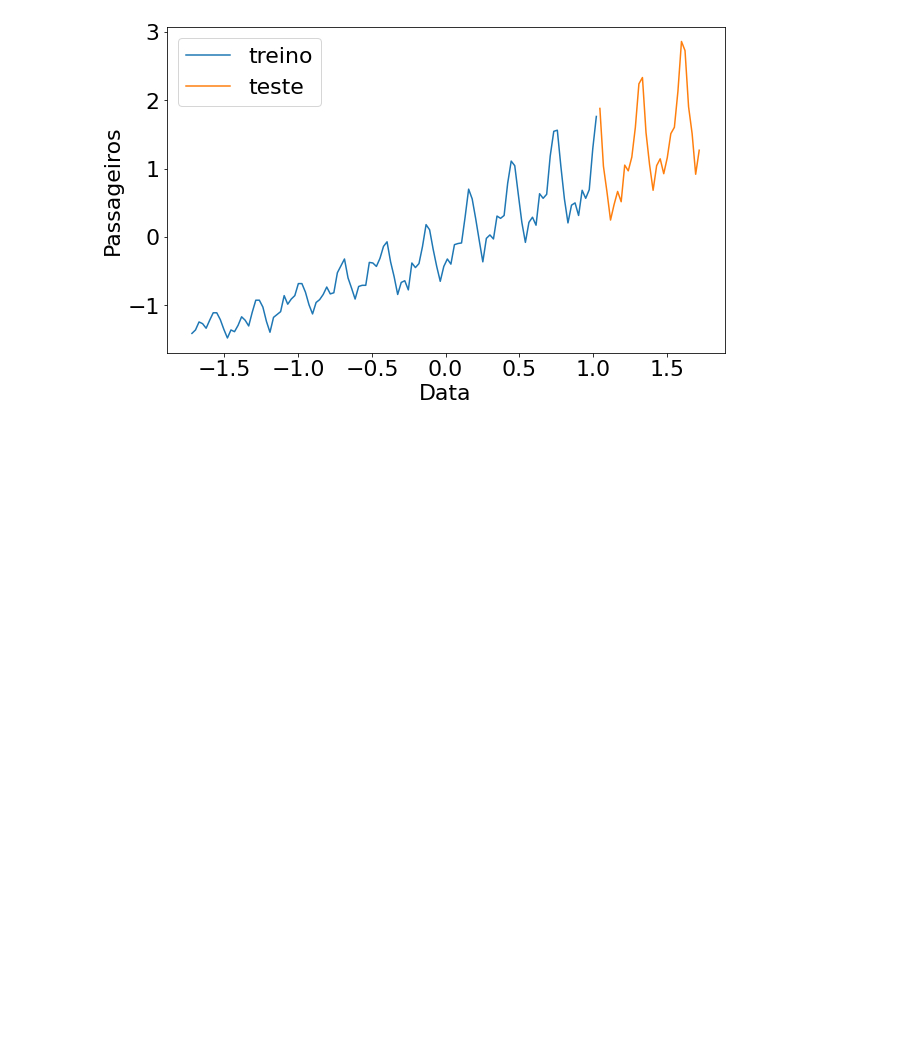
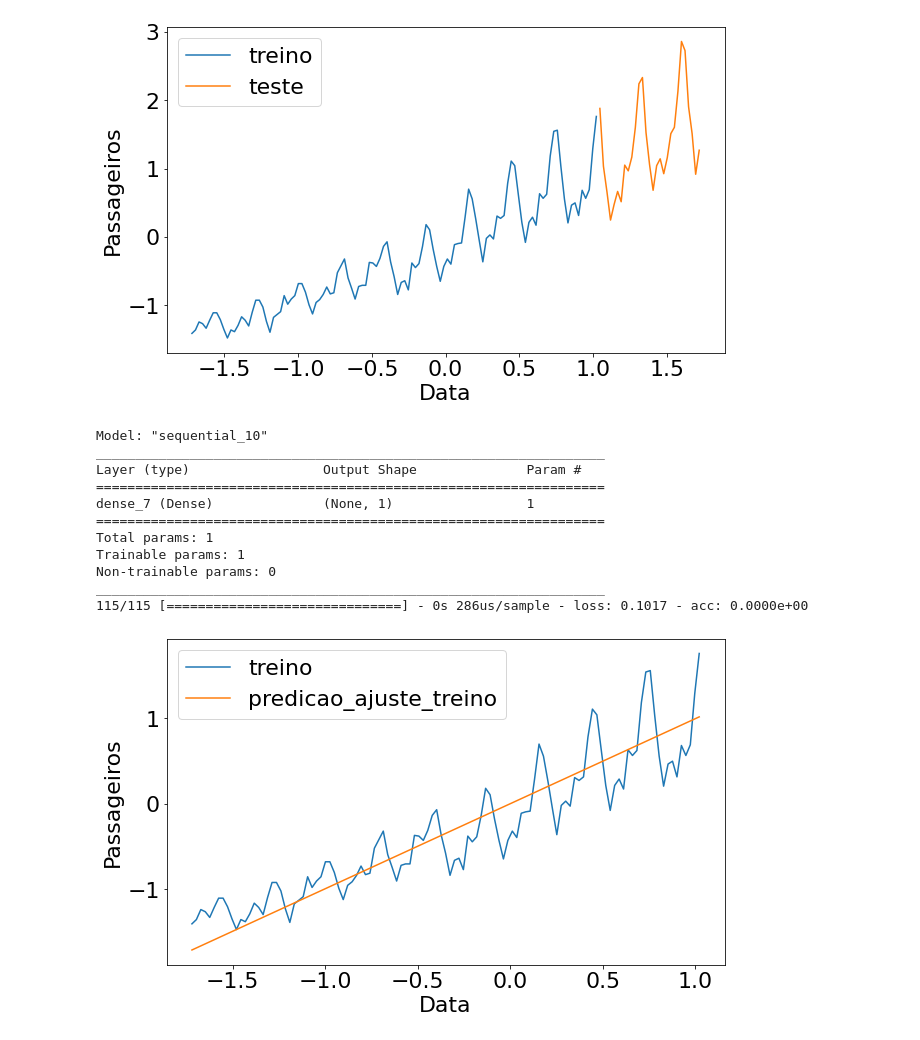
Before and after one commit to edabruzzo/machine_learning_alura, a Jupyter notebook: previsao_keras_1.ipynb, the cells around one changed output. Drawn from its saved outputs; the diff is of its cells as text; code cells hidden in the pictures; blank space fills up the shorter version.

```diff
--- a/previsao_keras_1.ipynb
+++ b/previsao_keras_1.ipynb
@@ -94,3 +96,54 @@ plotar_eixos(x_treino, y_treino, 'treino')
 plotar_eixos(x_teste, y_teste, 'teste')
 # %% [output]
 [figure]
+# %%
+hyperparams={
+
+   'activation':'linear',
+    'kernel_initializer':'Ones',
+    'use_bias':True,
+    'loss':'mean_squared_error',
+    'optimizer':'adam'
+
+}
+
+
+def definir_modelo(hyperparams=None):
+
+    modelo = Sequential()
+
+    modelo.add(Dense(1,
+                        input_dim=1,
+                        activation=hyperparams['activation'],
+                        kernel_initializer=hyperparams['kernel_initializer'],
+                        use_bias=hyperparams['use_bias']))
+
+    modelo.compile(loss=hyperparams['loss'],
+                      metrics=['accuracy'],
+                      optimizer=hyperparams['optimizer'])
+
+    modelo.summary()
+
+    return modelo
+# %%
+def treinar_modelo_predizer(modelo):
+    modelo.fit(x_treino, y_treino)
+    y_predict = modelo.predict(x_treino)
+    plotar_eixos(x_treino, y_treino, 'treino')
+    plotar_eixos(x_treino, y_predict[:,0], 'predicao_ajuste_treino')
+    return y_predict
+# %%
+y_predict = treinar_modelo_predizer(definir_modelo(hyperparams))
+# %% [output]
+Model: "sequential_10"
+_________________________________________________________________
+Layer (type)                 Output Shape              Param #
+=================================================================
+dense_7 (Dense)              (None, 1)                 1
+=================================================================
+Total params: 1
+Trainable params: 1
+Non-trainable params: 0
+_________________________________________________________________
+115/115 [==============================] - 0s 286us/sample - loss: 0.1017 - acc: 0.0000e+00
+[figure, added]
```
Also changed, not shown: parts of 4 cells of this notebook.
